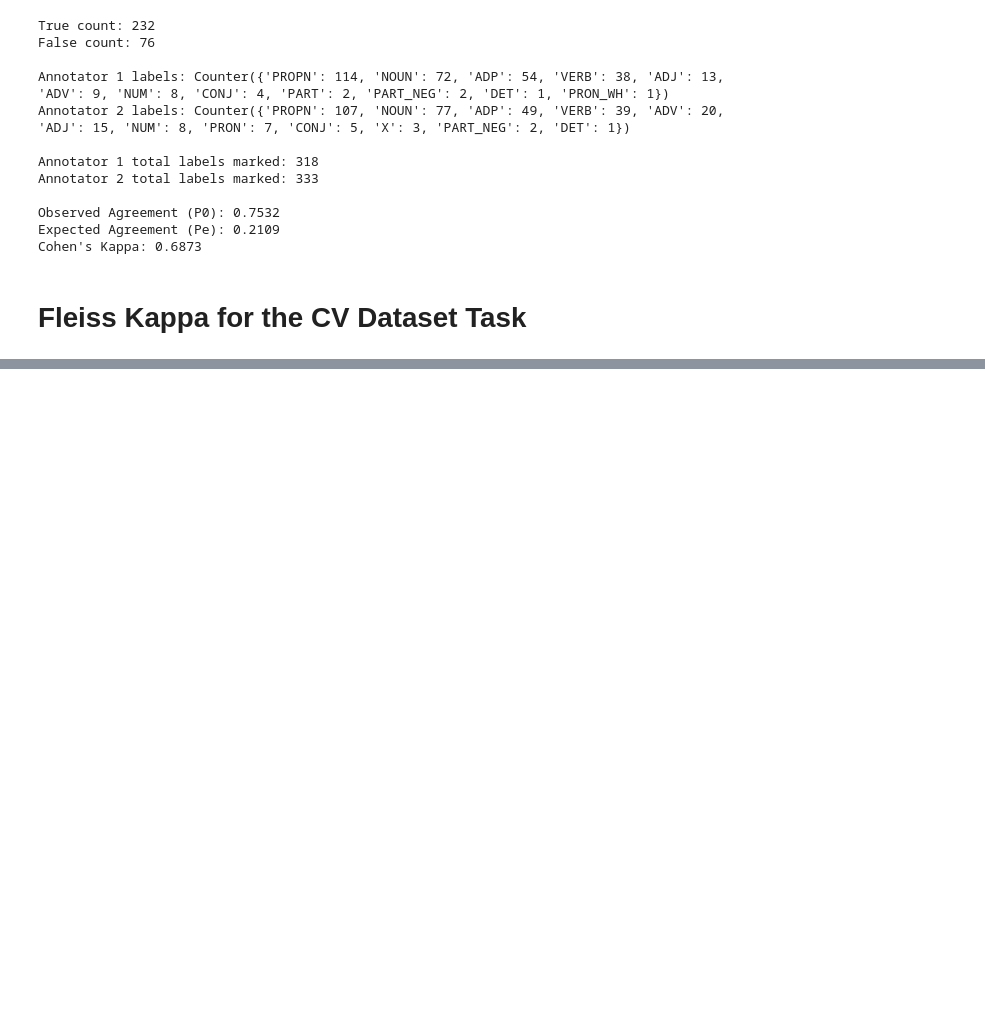
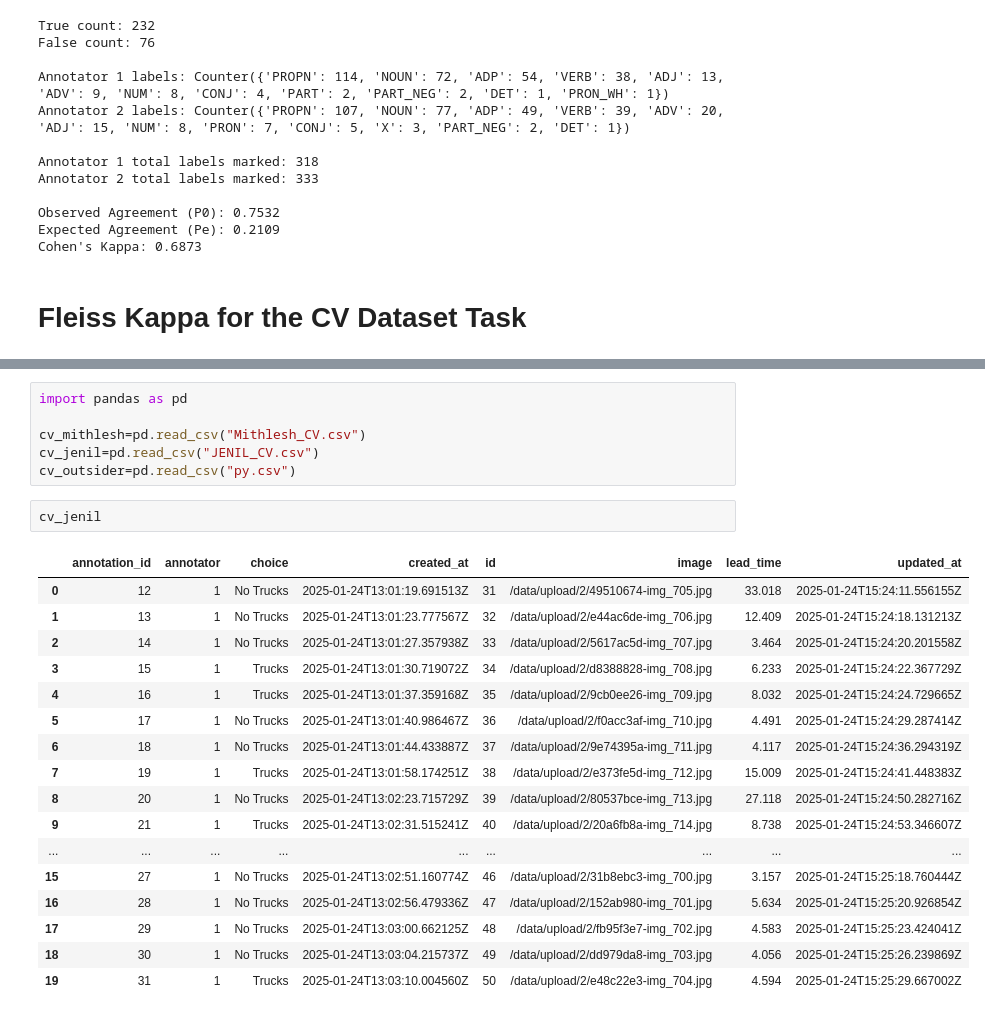
Before and after one commit to JENILP910/STTAI-assignments, a Jupyter notebook: LAB-3/TASK-3/nlp-Inter-Annotator_Agreement.ipynb, the cells around one changed output, grey strips where cells are left out. Cells and saved outputs as stored; diff of their text form; blank space fills up the shorter version.

```diff
--- a/LAB-3/TASK-3/nlp-Inter-Annotator_Agreement.ipynb
+++ b/LAB-3/TASK-3/nlp-Inter-Annotator_Agreement.ipynb
@@ -227,0 +248,26 @@ Cohen's Kappa: 0.6873
+# %%
+import pandas as pd
+
+cv_mithlesh=pd.read_csv("Mithlesh_CV.csv")
+cv_jenil=pd.read_csv("JENIL_CV.csv")
+cv_outsider=pd.read_csv("py.csv")
+# %%
+cv_jenil
+# %% [output]
+|  | annotation_id | annotator | choice | created_at | id | image | lead_time | updated_at |
+| 0 | 12 | 1 | No Trucks | 2025-01-24T13:01:19.691513Z | 31 | /data/upload/2/49510674-img_705.jpg | 33.018 | 2025-01-24T15:24:11.556155Z |
+| 1 | 13 | 1 | No Trucks | 2025-01-24T13:01:23.777567Z | 32 | /data/upload/2/e44ac6de-img_706.jpg | 12.409 | 2025-01-24T15:24:18.131213Z |
+| 2 | 14 | 1 | No Trucks | 2025-01-24T13:01:27.357938Z | 33 | /data/upload/2/5617ac5d-img_707.jpg | 3.464 | 2025-01-24T15:24:20.201558Z |
+| 3 | 15 | 1 | Trucks | 2025-01-24T13:01:30.719072Z | 34 | /data/upload/2/d8388828-img_708.jpg | 6.233 | 2025-01-24T15:24:22.367729Z |
+| 4 | 16 | 1 | Trucks | 2025-01-24T13:01:37.359168Z | 35 | /data/upload/2/9cb0ee26-img_709.jpg | 8.032 | 2025-01-24T15:24:24.729665Z |
+| 5 | 17 | 1 | No Trucks | 2025-01-24T13:01:40.986467Z | 36 | /data/upload/2/f0acc3af-img_710.jpg | 4.491 | 2025-01-24T15:24:29.287414Z |
+| 6 | 18 | 1 | No Trucks | 2025-01-24T13:01:44.433887Z | 37 | /data/upload/2/9e74395a-img_711.jpg | 4.117 | 2025-01-24T15:24:36.294319Z |
+| 7 | 19 | 1 | Trucks | 2025-01-24T13:01:58.174251Z | 38 | /data/upload/2/e373fe5d-img_712.jpg | 15.009 | 2025-01-24T15:24:41.448383Z |
+| 8 | 20 | 1 | No Trucks | 2025-01-24T13:02:23.715729Z | 39 | /data/upload/2/80537bce-img_713.jpg | 27.118 | 2025-01-24T15:24:50.282716Z |
+| 9 | 21 | 1 | Trucks | 2025-01-24T13:02:31.515241Z | 40 | /data/upload/2/20a6fb8a-img_714.jpg | 8.738 | 2025-01-24T15:24:53.346607Z |
+| ... | ... | ... | ... | ... | ... | ... | ... | ... |
+| 15 | 27 | 1 | No Trucks | 2025-01-24T13:02:51.160774Z | 46 | /data/upload/2/31b8ebc3-img_700.jpg | 3.157 | 2025-01-24T15:25:18.760444Z |
+| 16 | 28 | 1 | No Trucks | 2025-01-24T13:02:56.479336Z | 47 | /data/upload/2/152ab980-img_701.jpg | 5.634 | 2025-01-24T15:25:20.926854Z |
+| 17 | 29 | 1 | No Trucks | 2025-01-24T13:03:00.662125Z | 48 | /data/upload/2/fb95f3e7-img_702.jpg | 4.583 | 2025-01-24T15:25:23.424041Z |
+| 18 | 30 | 1 | No Trucks | 2025-01-24T13:03:04.215737Z | 49 | /data/upload/2/dd979da8-img_703.jpg | 4.056 | 2025-01-24T15:25:26.239869Z |
+| 19 | 31 | 1 | Trucks | 2025-01-24T13:03:10.004560Z | 50 | /data/upload/2/e48c22e3-img_704.jpg | 4.594 | 2025-01-24T15:25:29.667002Z |
```
Also changed, not shown: parts of 5 cells of this notebook, 7 other files.
